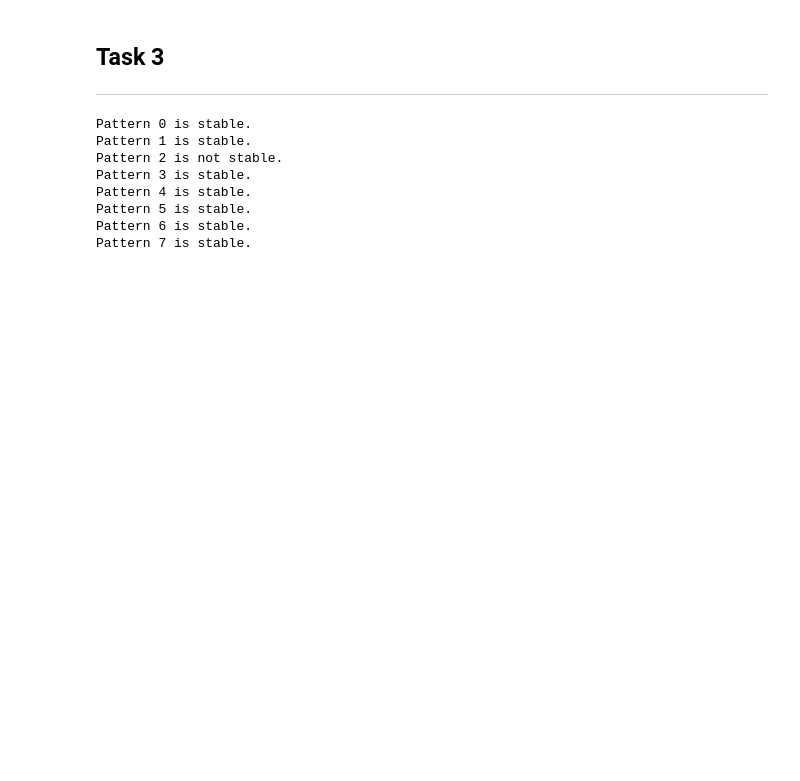
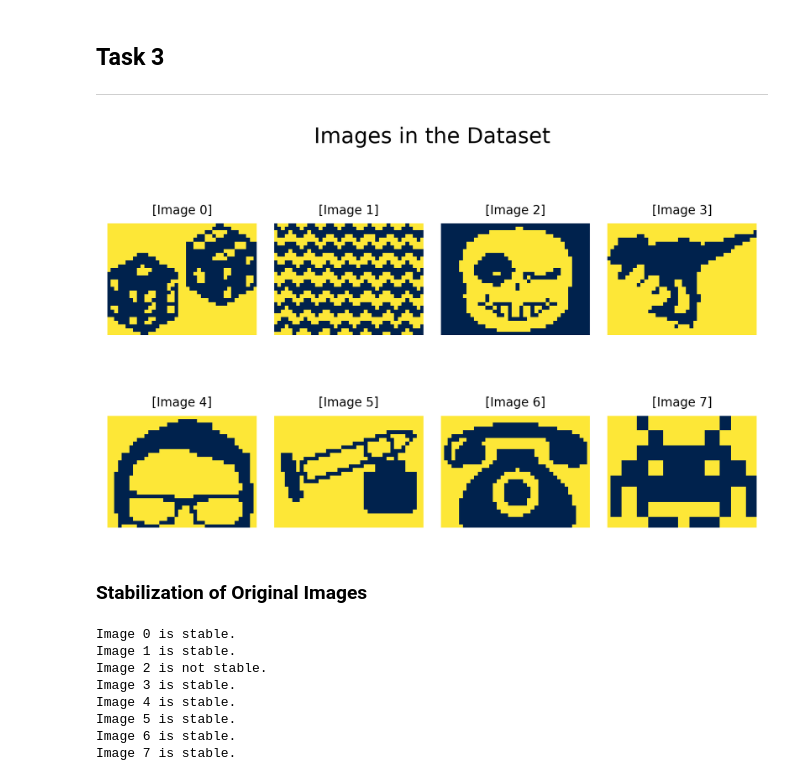
Before and after one commit to juliusUtbr/MNS_Computer_practical, a Jupyter notebook: Sheet_2/sheet2_conrad.ipynb, the cells around one changed output. Cells and saved outputs as stored; diff of their text form; code cells hidden in the pictures; blank space fills up the shorter version.

```diff
--- a/Sheet_2/sheet2_conrad.ipynb
+++ b/Sheet_2/sheet2_conrad.ipynb
@@ -225,22 +281,44 @@ figure.tight_layout()
 
 ---
 # %%
-images: NDArray[np.int8] = np.load("images.npz")["arr_0"].astype(np.int8)  # Shape: [#patterns, height, width]
-flattened_images: NDArray[np.int8] = images.reshape(-1, images.shape[1] * images.shape[2])
+images: NDArray[np.int8] = np.load("images.npz")["arr_0"].astype(
+    np.int8
+)  # Shape: [#patterns, height, width]
+
+image_shape: tuple[int, int] = images.shape[1:]
+flattened_images: NDArray[np.int8] = images.reshape(
+    -1, images.shape[1] * images.shape[2]
+)
 
 hopfield_network = HopfieldNetwork(flattened_images)
+# %%
+figure, axes = plt.subplots(2, 4)
+for idx, (ax, image) in enumerate(zip(axes.flatten(), images, strict=True)):
+    ax.imshow(image, cmap="cividis")
+
+    ax.set_title(f"[Image {idx}]", fontsize="small")
+
+    ax.xaxis.set_visible(False)
+    ax.yaxis.set_visible(False)
+
+figure.suptitle("Images in the Dataset", fontsize="x-large", y=0.95)
+figure.tight_layout()
+# %% [output]
+[figure, added]
+# %% [markdown]
+### Stabilization of Original Images
 # %%
 for idx, pattern in enumerate(flattened_images):
     if hopfield_network.is_stable(pattern):
-        print(f"Pattern {idx} is stable.")
+        print(f"Image {idx} is stable.")
     else:
-        print(f"Pattern {idx} is not stable.")
+        print(f"Image {idx} is not stable.")
 # %% [output]
-Pattern 0 is stable.
-Pattern 1 is stable.
-Pattern 2 is not stable.
-Pattern 3 is stable.
-Pattern 4 is stable.
-Pattern 5 is stable.
-Pattern 6 is stable.
-Pattern 7 is stable.
+Image 0 is stable.
+Image 1 is stable.
+Image 2 is not stable.
+Image 3 is stable.
+Image 4 is stable.
+Image 5 is stable.
+Image 6 is stable.
+Image 7 is stable.
```
Also changed, not shown: parts of 26 cells of this notebook.
